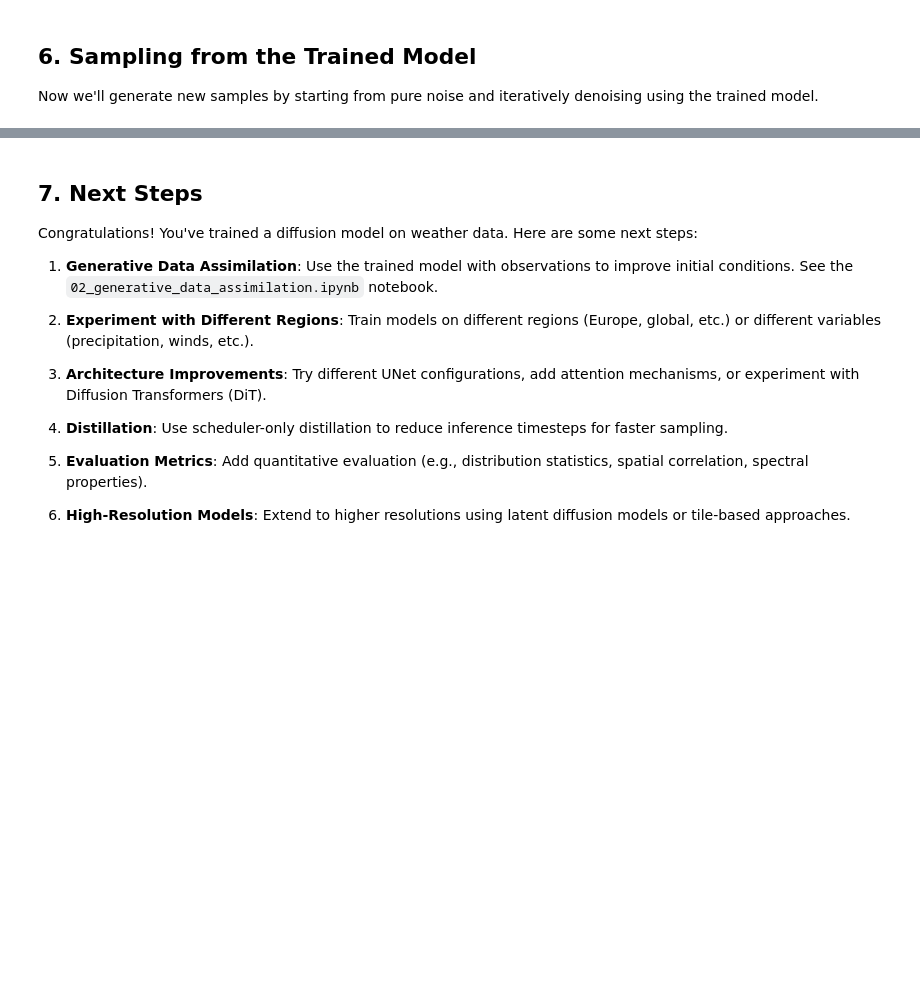
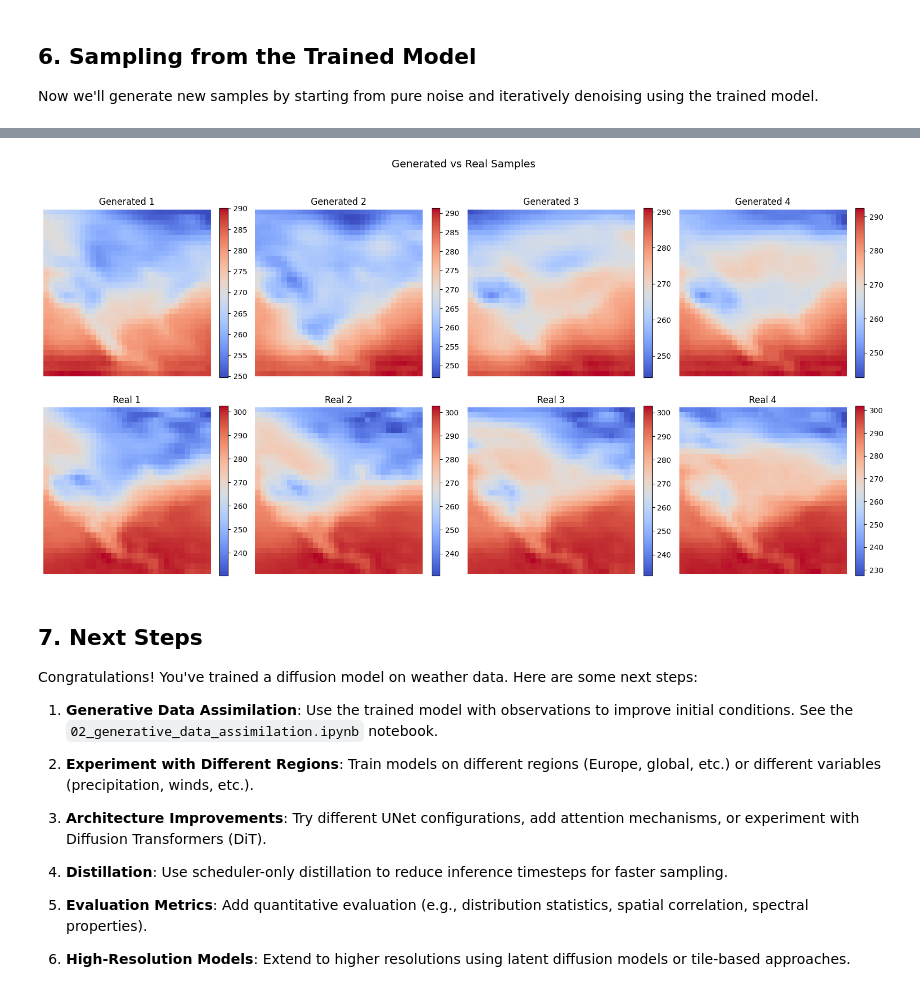
Before and after one commit to manmeet3591/DeepAssimilate, a Jupyter notebook: examples/01_training_diffusion_priors_weather.ipynb, the cells around one changed output, grey strips where cells are left out. Saved outputs shown, nothing was run; the diff lists cells and outputs as text; code cells hidden in the pictures; blank space fills up the shorter version.

Commit message:
train unconditional diffusion model

```diff
--- a/examples/01_training_diffusion_priors_weather.ipynb
+++ b/examples/01_training_diffusion_priors_weather.ipynb
@@ -195,3 +269,14 @@ print(f"Number of training timesteps: {num_train_timesteps}")
+# %%
+from deepassimilate import build_scheduler
+
+# EDM-style scheduler (Heun discretization)
+noise_scheduler = build_scheduler(name="heun_edm", num_train_timesteps=1000)
+
+# # DDPM scheduler
+# noise_scheduler = build_scheduler(name="ddpm", num_train_timesteps=1000)
+
+# # DDIM scheduler
+# noise_scheduler = build_scheduler(name="ddim", num_train_timesteps=1000)
 # %%
 # Visualize the noising process
 fig, axs = plt.subplots(1, 4, figsize=(16, 4))
@@ -248,0 +337,14 @@ print(f"Model architecture: {type(model).__name__}")
+# %%
+# Initialize UNet2D model using deepassimilate utility
+model = build_unet_2d(
+    architecture="edm_unet_2d",  # or "basic_unet"
+    img_size=img_h,
+    in_channels=1,
+    out_channels=1
+).to(device)
+
+# Count parameters
+num_params = sum(p.numel() for p in model.parameters())
+print(f"Model initialized with {num_params:,} parameters")
+print(f"Model architecture: {type(model).__name__}")
+print(f"Available architectures: 'edm_unet_2d', 'basic_unet', 'custom'")
@@ -398,7 +1195,11 @@ plt.show()
 Now we'll generate new samples by starting from pure noise and iteratively denoising using the trained model.
 # %%
 # Load best model
-checkpoint = torch.load(os.path.join(checkpoint_dir, 'best_model.pth'))
+
+checkpoint = torch.load(
+    os.path.join(checkpoint_dir, "best_model.pth"),
+    weights_only=False,
+)
 model.load_state_dict(checkpoint['model_state_dict'])
 model.eval()
 print(f"Loaded model from epoch {checkpoint['epoch']+1} with val_loss={checkpoint['val_loss']:.6f}")
@@ -406,6 +1209,8 @@ print(f"Loaded model from epoch {checkpoint['epoch']+1} with val_loss={checkpoin
 # Generate samples
 num_inference_steps = 50  # Number of denoising steps (can be reduced for faster sampling)
 num_samples = 4
+
+model.eval()
 
 # Set timesteps for inference
 noise_scheduler.set_timesteps(num_inference_steps, device=device)
@@ -414,7 +1219,7 @@ noise_scheduler.set_timesteps(num_inference_steps, device=device)
 sample_shape = (num_samples, 1, img_h, img_w)
 samples = torch.randn(sample_shape, device=device)
 
-# Denoising loop
+# Denoising loop with NaN protection
 with torch.no_grad():
     for t in tqdm(noise_scheduler.timesteps, desc="Sampling"):
         # Expand timestep to batch size
@@ -422,13 +1227,18 @@ with torch.no_grad():
 
         # Predict noise
         noise_pred = model(samples, timestep).sample
+        if torch.isnan(noise_pred).any():
+            noise_pred = torch.nan_to_num(noise_pred, nan=0.0)
 
         # Step scheduler
         samples = noise_scheduler.step(noise_pred, t, samples).prev_sample
+        if torch.isnan(samples).any():
+            samples = torch.nan_to_num(samples, nan=0.0)
 
 # Map back to [0, 1] and then to original scale
 samples = (samples + 1.0) / 2.0  # [-1, 1] -> [0, 1]
 samples = samples * (data_max - data_min) + data_min  # Denormalize
+samples = torch.nan_to_num(samples, nan=0.0)
 
 print(f"Generated {num_samples} samples")
 print(f"Sample value range: [{samples.min():.2f}, {samples.max():.2f}]")
@@ -448,27 +1263,29 @@ plt.show()
 # %%
 # Compare with real data
 fig, axs = plt.subplots(2, 4, figsize=(16, 8))
 
 # Real samples from test set
-real_samples = test_dataset[:num_samples]
-real_samples_tensor = torch.stack(real_samples) * (data_max - data_min) + data_min
+real_samples_tensor = torch.stack([test_dataset[i] for i in range(num_samples)])
+real_samples_tensor = real_samples_tensor * (data_max - data_min) + data_min
 
 for i in range(num_samples):
     # Generated
     im1 = axs[0, i].imshow(samples[i, 0].cpu().numpy(), cmap='coolwarm')
     axs[0, i].set_title(f'Generated {i+1}')
     axs[0, i].axis('off')
     plt.colorbar(im1, ax=axs[0, i], fraction=0.046)
 
     # Real
     im2 = axs[1, i].imshow(real_samples_tensor[i, 0].cpu().numpy(), cmap='coolwarm')
     axs[1, i].set_title(f'Real {i+1}')
     axs[1, i].axis('off')
     plt.colorbar(im2, ax=axs[1, i], fraction=0.046)
 
 plt.suptitle('Generated vs Real Samples', fontsize=14, y=1.02)
 plt.tight_layout()
 plt.show()
+# %% [output]
+[figure, added]
 # %% [markdown]
 ## 7. Next Steps
 
```
Also changed, not shown: parts of 29 cells of this notebook.
